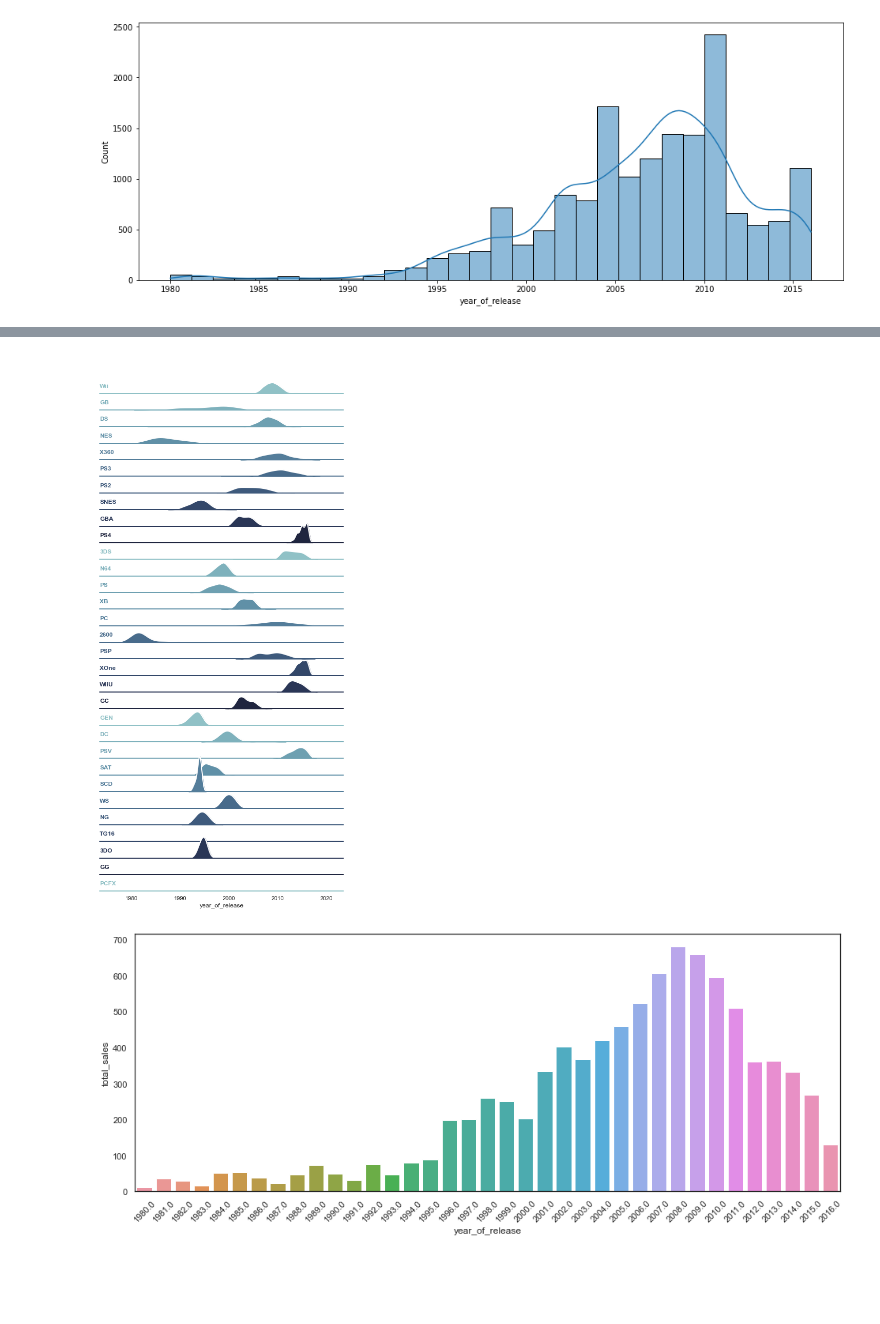
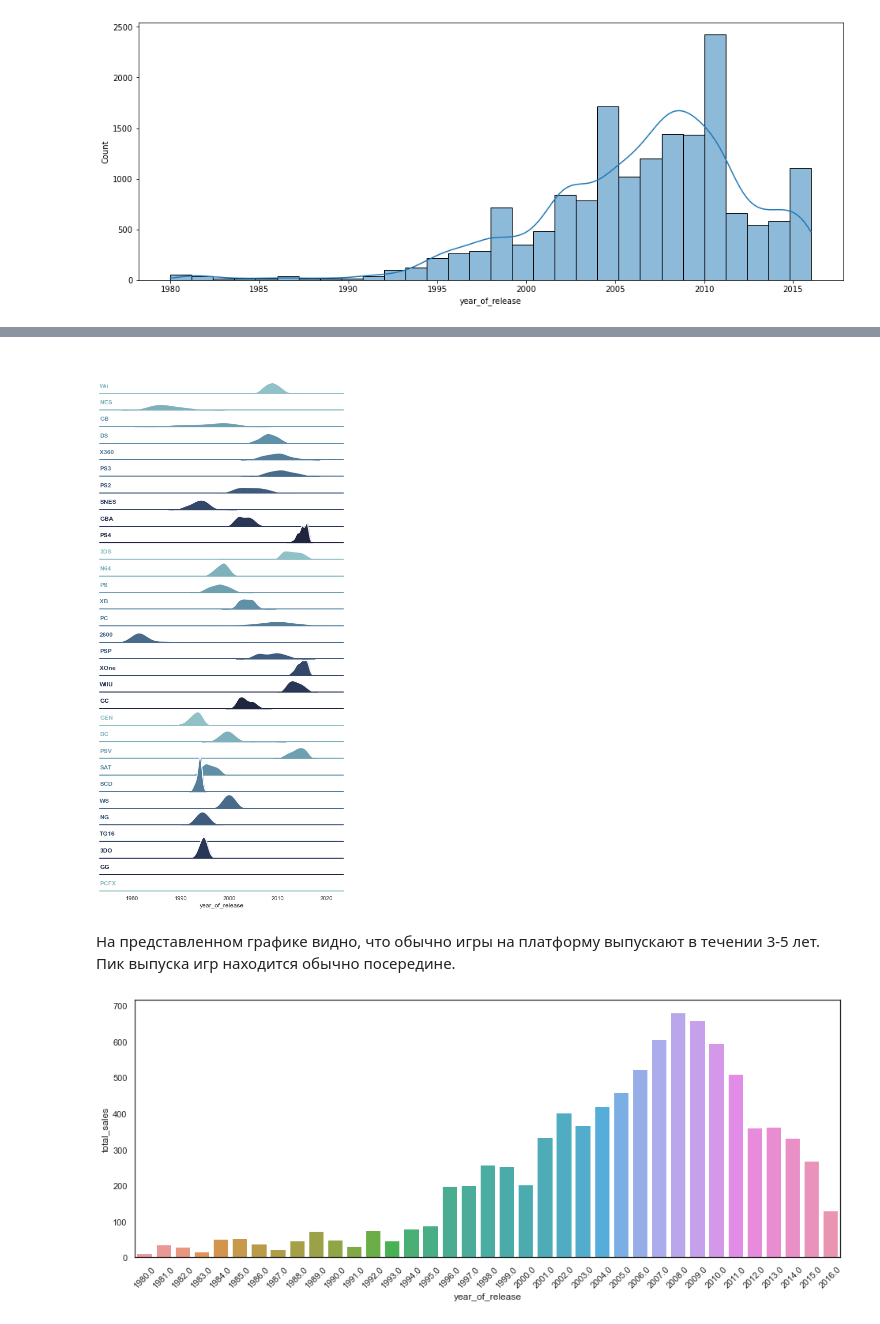
Before and after one commit to karimovdo/python3, a Jupyter notebook: project3.ipynb, the cells around one changed output, grey strips where cells are left out. Saved outputs shown, nothing was run; the diff lists cells and outputs as text; code cells hidden in the pictures; blank space fills up the shorter version.

```diff
--- a/project3.ipynb
+++ b/project3.ipynb
@@ -156,5 +168,5 @@ data = data.reset_index(drop=True)
 # %%
-nan_data = data.pivot_table(index='name')
+nan_data = data.pivot_table(index='name', aggfunc='median')
 
 nan_data['rating'] = np.nan
 m=0
@@ -192,8 +206,8 @@ for i in tqdm(data['name']):
     if pd.isna(data.loc[m,'user_score']) == True:
         data.loc[m,'user_score'] = nan_data.loc[i,'user_score']
     #1099 замены пропусков в оценке пользователей
-    if pd.isna(data.loc[m,'rating']) == True:
-        data.loc[m,'rating'] = nan_data.loc[i,'rating']
+#    if pd.isna(data.loc[m,'rating']) == True:
+#        data.loc[m,'rating'] = nan_data.loc[i,'rating']
     #437 замены пропусков в рейтинге
     m += 1
 
@@ -241,35 +266,39 @@ g = sns.FacetGrid(data, row="platform", hue="platform", aspect=15, height=.5, pa
 # Draw the densities in a few steps
 g.map(sns.kdeplot, "year_of_release",
       bw_adjust=1.5, clip_on=False,
       fill=True, alpha=1, linewidth=1.5)
 g.map(sns.kdeplot, "year_of_release", clip_on=False, color="w", lw=2, bw_adjust=1.5)
 
 # passing color=None to refline() uses the hue mapping
 
 g.refline(y=0, linewidth=2, linestyle="-", color=None, clip_on=False)
 
 
 # Define and use a simple function to label the plot in axes coordinates
 def label(x, color, label):
     ax = plt.gca()
     ax.text(0, .2, label, fontweight="bold", color=color,
             ha="left", va="center", transform=ax.transAxes)
 
 
 g.map(label, "year_of_release")
 
 # Set the subplots to overlap
 g.figure.subplots_adjust(hspace=-.55)
 
 # Remove axes details that don't play well with overlap
 g.set_titles("")
 g.set(yticks=[], ylabel="")
 g.despine(bottom=True, left=True);
 
 #чтобы ворнинги убрать
-warnings.filterwarnings("ignore", category=FutureWarning)
+
+with warnings.catch_warnings():
+    warnings.filterwarnings("ignore",category=DeprecationWarning)
 # %% [output]
-[figure, old version]
+[figure, new version]
+# %% [markdown]
+На представленном графике видно, что обычно игры на платформу выпускают в течении 3-5 лет. Пик выпуска игр находится обычно посередине.
 # %%
 sales_data = data.groupby('year_of_release').agg({'total_sales':'sum'})
 plt.figure(figsize=(16, 6))
```
Also changed, not shown: parts of 87 cells of this notebook.
